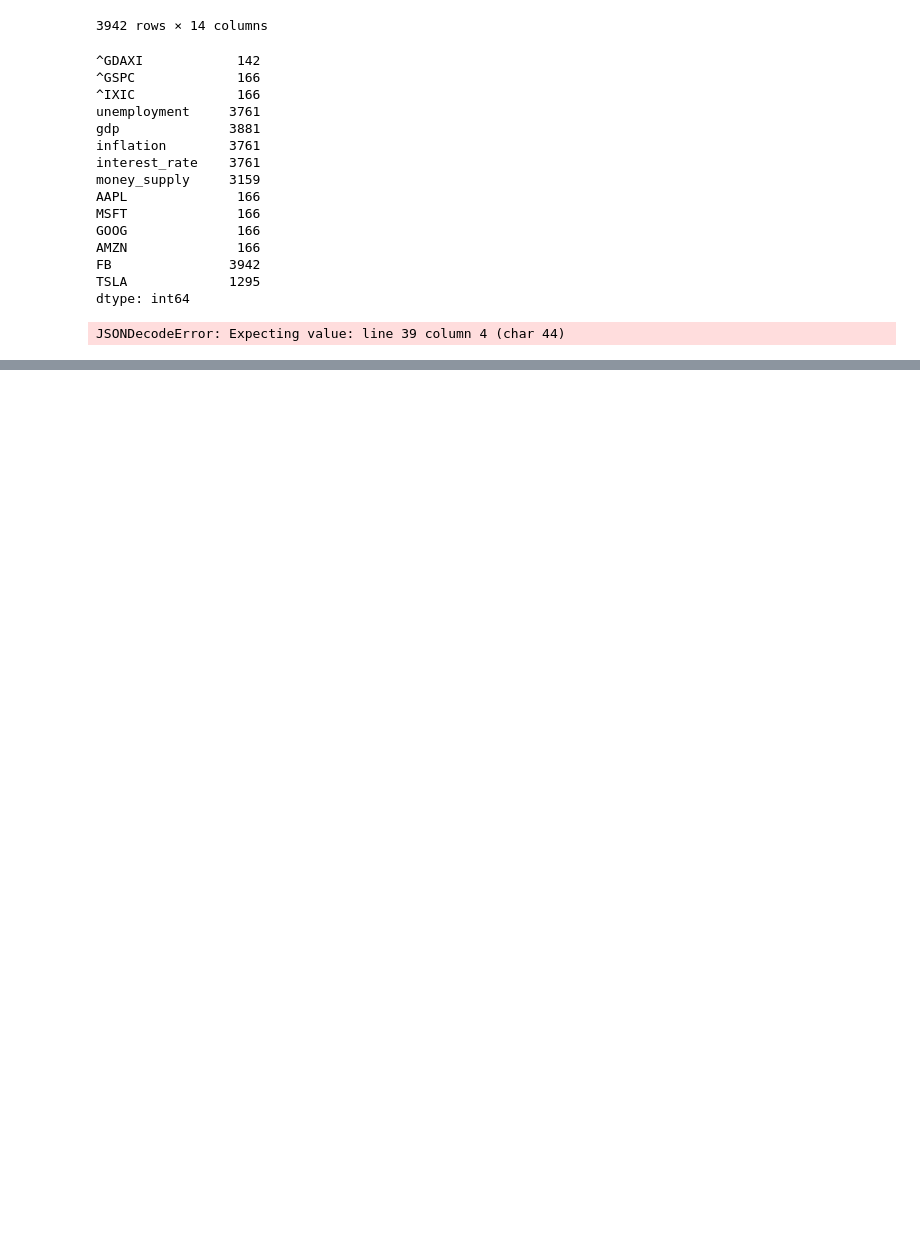
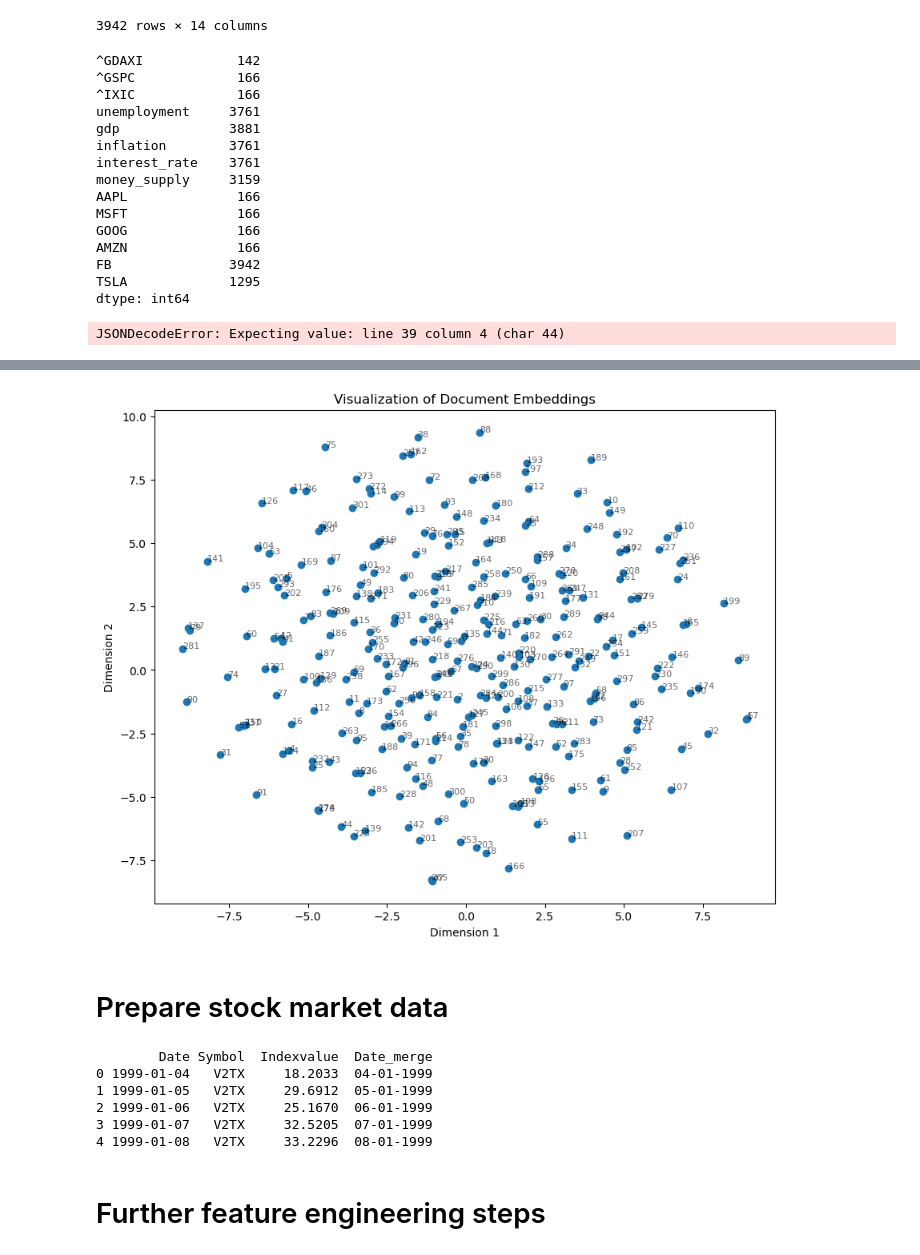
Before and after one commit to OzodbekOzodov/stock-market-and-speeches, a Jupyter notebook: 2_preprocessing_pipelines.ipynb, the cells around one changed output, grey strips where cells are left out. Cells and saved outputs as stored; diff of their text form; code cells hidden in the pictures; blank space fills up the shorter version.

```diff
--- a/2_preprocessing_pipelines.ipynb
+++ b/2_preprocessing_pipelines.ipynb
@@ -852,0 +895,18 @@ JSONDecodeError: Expecting value: line 39 column 4 (char 44)
+# %%
+from gensim.models.doc2vec import Doc2Vec, TaggedDocument
+
+# Create TaggedDocument instances
+tagged_data = [TaggedDocument(words=sent, tags=[str(idx)]) for idx, sent in enumerate(sentences)]
+
+# Initialize and train the Doc2Vec model
+model = Doc2Vec(vector_size=100,  # You can adjust the vector size as needed
+                window=5,
+                min_count=1,
+                workers=4,
+                epochs=20)  # Adjust the number of epochs as needed
+
+model.build_vocab(tagged_data)
+model.train(tagged_data, total_examples=model.corpus_count, epochs=model.epochs)
+# %%
+#  get the document embedding for the first press release
+doc_embeddings =[model.dv[idx] for idx in range(len(text_data))]
@@ -852,0 +933,32 @@ JSONDecodeError: Expecting value: line 39 column 4 (char 44)
+# %%
+import numpy as np
+from sklearn.metrics.pairwise import cosine_similarity
+from sklearn.manifold import TSNE
+import matplotlib.pyplot as plt
+
+# Convert doc_embeddings list into a 2D NumPy array
+doc_embeddings_array = np.array(doc_embeddings)
+
+# Calculate pairwise cosine similarity between document embeddings
+similarity_matrix = cosine_similarity(doc_embeddings_array)
+
+# Use t-SNE for dimensionality reduction and visualization
+tsne = TSNE(n_components=2, random_state=42)
+embedded_docs = tsne.fit_transform(doc_embeddings_array)
+
+# Visualize the embeddings
+plt.figure(figsize=(10, 8))
+plt.scatter(embedded_docs[:, 0], embedded_docs[:, 1], marker='o')
+
+# Annotate points with press release index (0 to len(text_data) - 1)
+for i, (x, y) in enumerate(embedded_docs):
+    plt.annotate(str(i), (x, y), fontsize=8, alpha=0.6)
+
+plt.xlabel('Dimension 1')
+plt.ylabel('Dimension 2')
+plt.title('Visualization of Document Embeddings')
+plt.show()
+# %% [output]
+[figure, added]
+# %% [markdown]
+# Prepare stock market data
@@ -852,0 +968,23 @@ JSONDecodeError: Expecting value: line 39 column 4 (char 44)
+# %%
+import pandas as pd
+
+# Define the path to your data file
+data_path = "src/data/stoxx.txt"
+
+# Read the data file into a DataFrame
+vstoxx_df = pd.read_csv(data_path, delimiter=";", parse_dates=["Date"], dayfirst=True)
+
+# Change the date format to DD-MM-YYYY
+vstoxx_df["Date_merge"] = vstoxx_df["Date"].dt.strftime("%d-%m-%Y")
+
+# Display the DataFrame
+print(vstoxx_df.head())
+# %% [output]
+        Date Symbol  Indexvalue  Date_merge
+0 1999-01-04   V2TX     18.2033  04-01-1999
+1 1999-01-05   V2TX     29.6912  05-01-1999
+2 1999-01-06   V2TX     25.1670  06-01-1999
+3 1999-01-07   V2TX     32.5205  07-01-1999
+4 1999-01-08   V2TX     33.2296  08-01-1999
+# %% [markdown]
+# Further feature engineering steps
```
Also changed, not shown: parts of 41 cells of this notebook, 26 other files.
